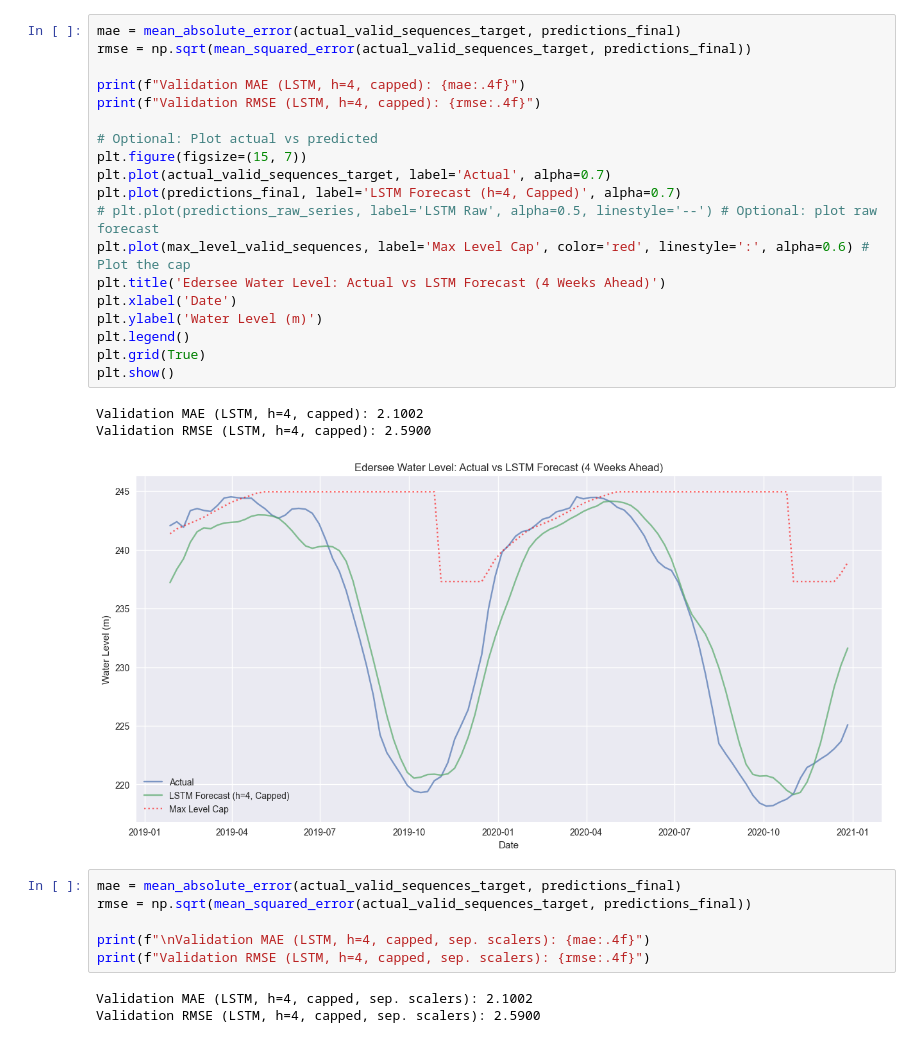
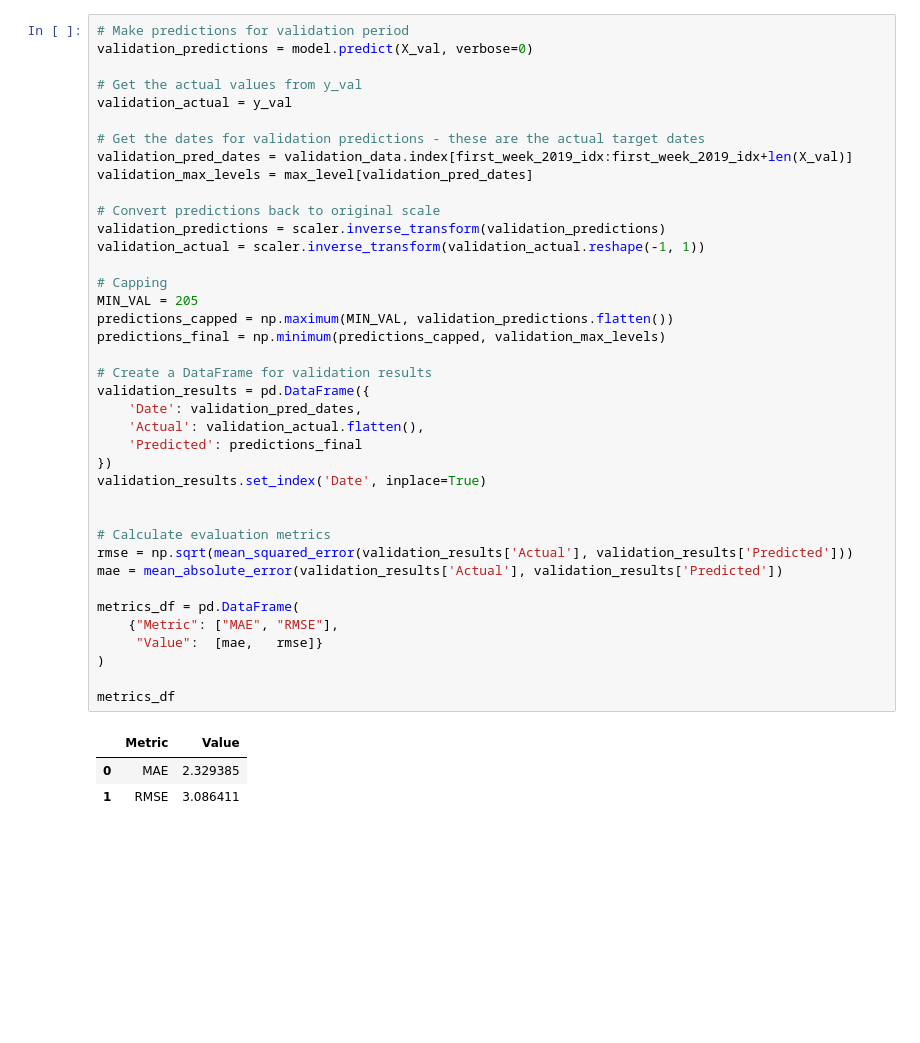
Before and after one commit to Marius-Knipp/edersee-water-prediction, a Jupyter notebook: notebooks/LSTM.ipynb, the cells around one changed output. Cells and saved outputs as stored; diff of their text form; blank space fills up the shorter version.

Commit message:
LSTM notebook

```diff
--- a/notebooks/LSTM.ipynb
+++ b/notebooks/LSTM.ipynb
@@ -287,32 +191,43 @@ WARNING:tensorflow:5 out of the last 13 calls to <function TensorFlowTrainer.mak
-# %%
-mae = mean_absolute_error(actual_valid_sequences_target, predictions_final)
-rmse = np.sqrt(mean_squared_error(actual_valid_sequences_target, predictions_final))
-
-print(f"Validation MAE (LSTM, h=4, capped): {mae:.4f}")
-print(f"Validation RMSE (LSTM, h=4, capped): {rmse:.4f}")
-
-# Optional: Plot actual vs predicted
-plt.figure(figsize=(15, 7))
-plt.plot(actual_valid_sequences_target, label='Actual', alpha=0.7)
-plt.plot(predictions_final, label='LSTM Forecast (h=4, Capped)', alpha=0.7)
-# plt.plot(predictions_raw_series, label='LSTM Raw', alpha=0.5, linestyle='--') # Optional: plot raw forecast
-plt.plot(max_level_valid_sequences, label='Max Level Cap', color='red', linestyle=':', alpha=0.6) # Plot the cap
-plt.title('Edersee Water Level: Actual vs LSTM Forecast (4 Weeks Ahead)')
-plt.xlabel('Date')
-plt.ylabel('Water Level (m)')
-plt.legend()
-plt.grid(True)
-plt.show()
-# %% [output]
-Validation MAE (LSTM, h=4, capped): 2.1002
-Validation RMSE (LSTM, h=4, capped): 2.5900
-[figure, removed]
-# %%
-mae = mean_absolute_error(actual_valid_sequences_target, predictions_final)
-rmse = np.sqrt(mean_squared_error(actual_valid_sequences_target, predictions_final))
-
-print(f"\nValidation MAE (LSTM, h=4, capped, sep. scalers): {mae:.4f}")
-print(f"Validation RMSE (LSTM, h=4, capped, sep. scalers): {rmse:.4f}")
-# %% [output]
-Validation MAE (LSTM, h=4, capped, sep. scalers): 2.1002
-Validation RMSE (LSTM, h=4, capped, sep. scalers): 2.5900
+# %%
+# Make predictions for validation period
+validation_predictions = model.predict(X_val, verbose=0)
+
+# Get the actual values from y_val
+validation_actual = y_val
+
+# Get the dates for validation predictions - these are the actual target dates
+validation_pred_dates = validation_data.index[first_week_2019_idx:first_week_2019_idx+len(X_val)]
+validation_max_levels = max_level[validation_pred_dates]
+
+# Convert predictions back to original scale
+validation_predictions = scaler.inverse_transform(validation_predictions)
+validation_actual = scaler.inverse_transform(validation_actual.reshape(-1, 1))
+
+# Capping
+MIN_VAL = 205
+predictions_capped = np.maximum(MIN_VAL, validation_predictions.flatten())
+predictions_final = np.minimum(predictions_capped, validation_max_levels)
+
+# Create a DataFrame for validation results
+validation_results = pd.DataFrame({
+    'Date': validation_pred_dates,
+    'Actual': validation_actual.flatten(),
+    'Predicted': predictions_final
+})
+validation_results.set_index('Date', inplace=True)
+
+
+# Calculate evaluation metrics
+rmse = np.sqrt(mean_squared_error(validation_results['Actual'], validation_results['Predicted']))
+mae = mean_absolute_error(validation_results['Actual'], validation_results['Predicted'])
+
+metrics_df = pd.DataFrame(
+    {"Metric": ["MAE", "RMSE"],
+     "Value":  [mae,   rmse]}
+)
+
+metrics_df
+# %% [output]
+|  | Metric | Value |
+| 0 | MAE | 2.329385 |
+| 1 | RMSE | 3.086411 |
```
Also changed, not shown: parts of 12 cells of this notebook, 1 other file.
